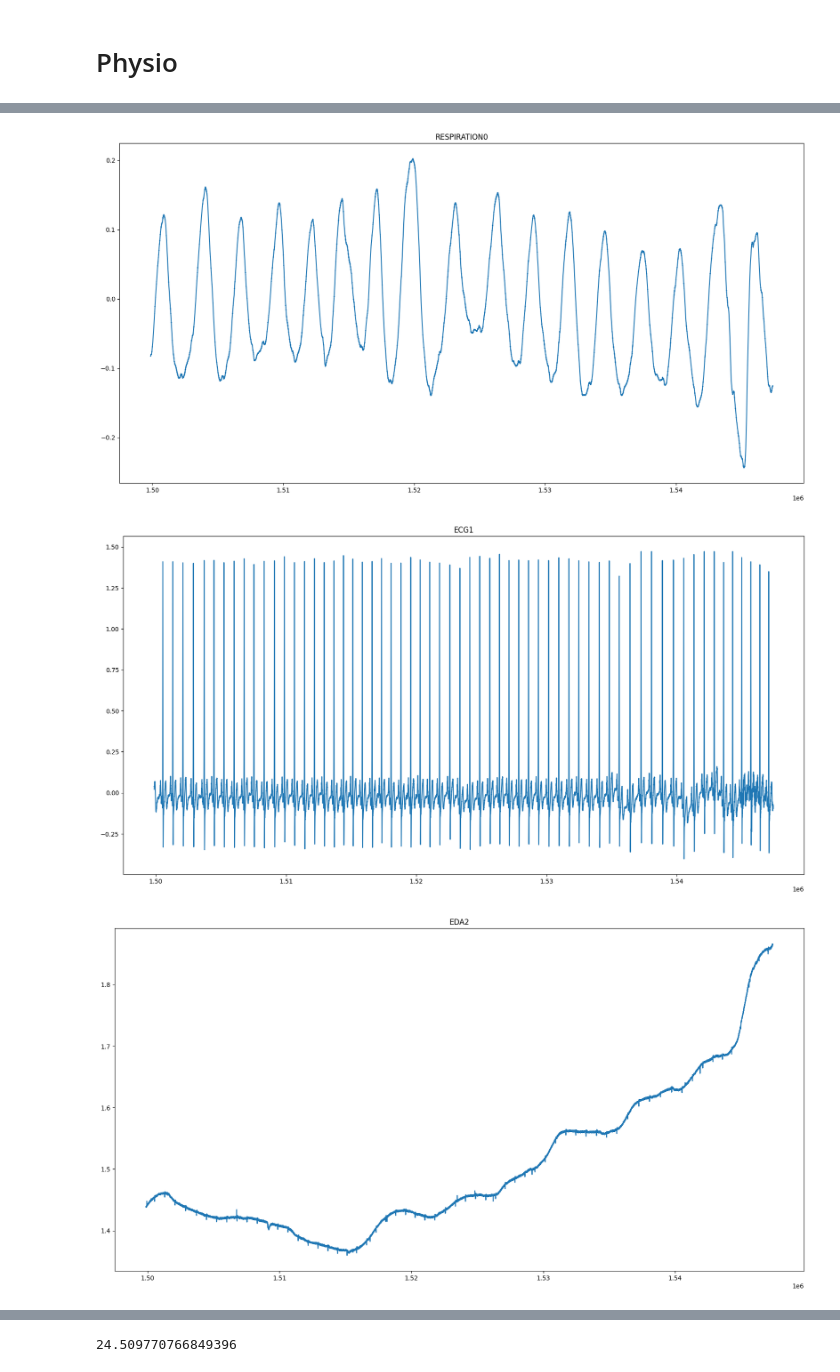
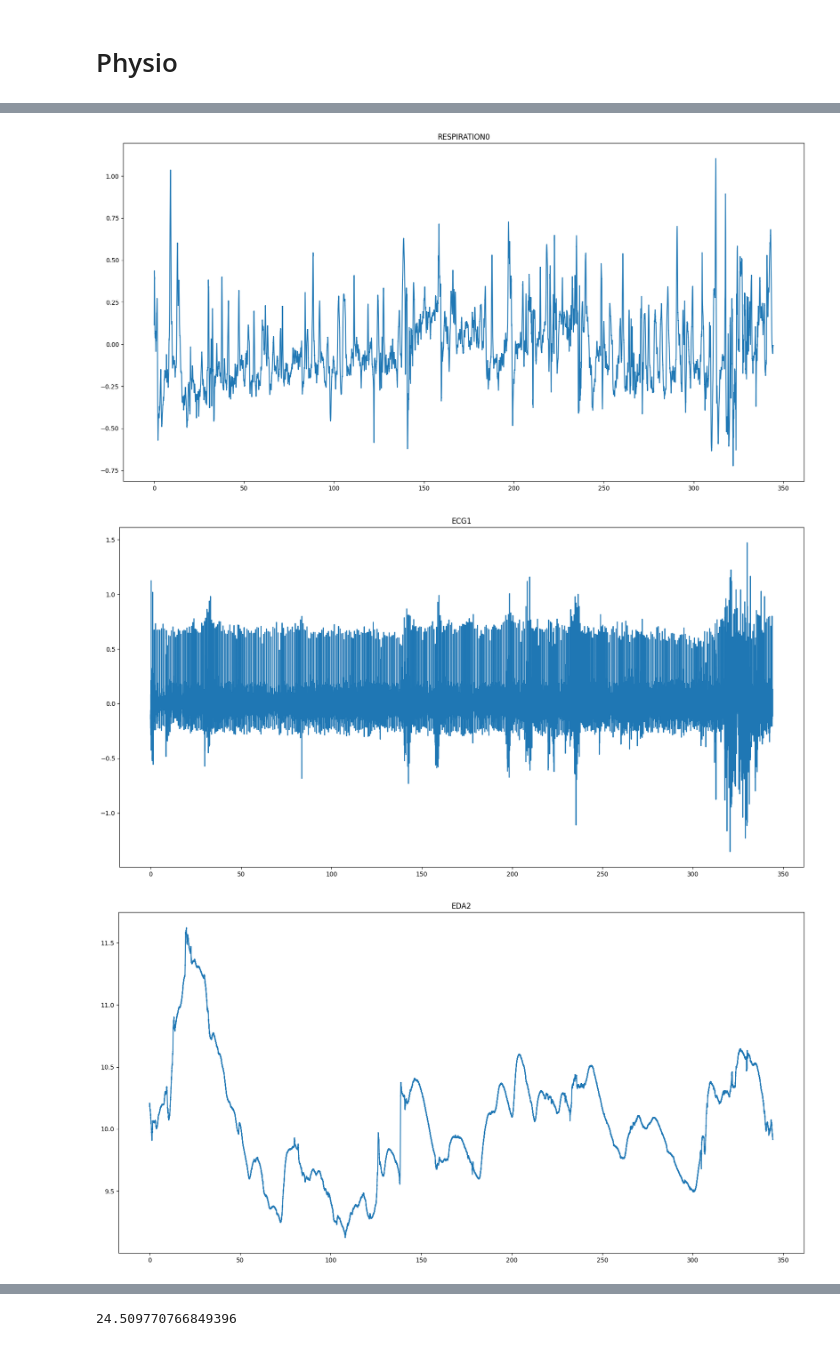
Before and after one commit to BryanGonzalez262/MOBI2024, a Jupyter notebook: CUNY_FACIAL/Code/pilot_check.ipynb, the cells around one changed output, grey strips where cells are left out. Saved outputs shown, nothing was run; the diff lists cells and outputs as text; code cells hidden in the pictures.

```diff
--- a/CUNY_FACIAL/Code/pilot_check.ipynb
+++ b/CUNY_FACIAL/Code/pilot_check.ipynb
@@ -13,9 +13,9 @@ import cv2
 # %% [markdown]
 # Load Data
 # %%
-xdf_path = "C:/Users/Admin/Documents/CurrentStudy/sub-P004/ses-S001/mobi/sub-P004_ses-S001_task-Social_run-001_mobi.xdf"
-xdf_path = "C:/Users/Admin/Documents/CurrentStudy/sub-Pbryan/ses-S001/eeg/sub-Pbryan_ses-S001_task-physio_run-001_eeg.xdf"
-xdf_path = "C:/Users/Admin/Documents/CurrentStudy/sub-Pbryan/ses-S001/mic/sub-Pbryan_ses-S001_task-MicTest_run-001_mic.xdf"
+xdf_path = "C:/Users/Admin/Documents/CurrentStudy/sub-P005/ses-S001/mobi/sub-P005_ses-S001_task-Social_run-001_mobi.xdf"
+#xdf_path = "C:/Users/Admin/Documents/CurrentStudy/sub-P666/ses-S001/mobi/sub-P666_ses-S001_task-Story_run-001_mobi.xdf"
+#xdf_path = "C:/Users/Admin/Documents/CurrentStudy/sub-Pbryan/ses-S001/mic/sub-Pbryan_ses-S001_task-MicTest_run-001_mic.xdf"
 data, header = pyxdf.load_xdf(xdf_path)
 streams_collected = [stream['info']['name'][0] for stream in data]
 streams_collected
@@ -41,8 +48,8 @@ plt.show()
 for col in ps_df.columns:
     plt.figure(figsize=(20,10))
 
-    plt.plot(ps_df.loc[(ps_df['time'] > 1500) & (ps_df['time'] < 1900), col])
-    #plt.plot(ps_df['time'], ps_df[col])
+    #plt.plot(ps_df.loc[(ps_df['time'] > 1000) & (ps_df['time'] < 1015), col])
+    plt.plot(ps_df['time'], ps_df[col])
     plt.title(col)
     plt.show()
 # %% [output]
@@ -50,3 +57,3 @@ for col in ps_df.columns:
-[figure, old version]
+[figure, new version]
-[figure, old version]
+[figure, new version]
-[figure, old version]
+[figure, new version]
```
Also changed, not shown: parts of 13 cells of this notebook.
